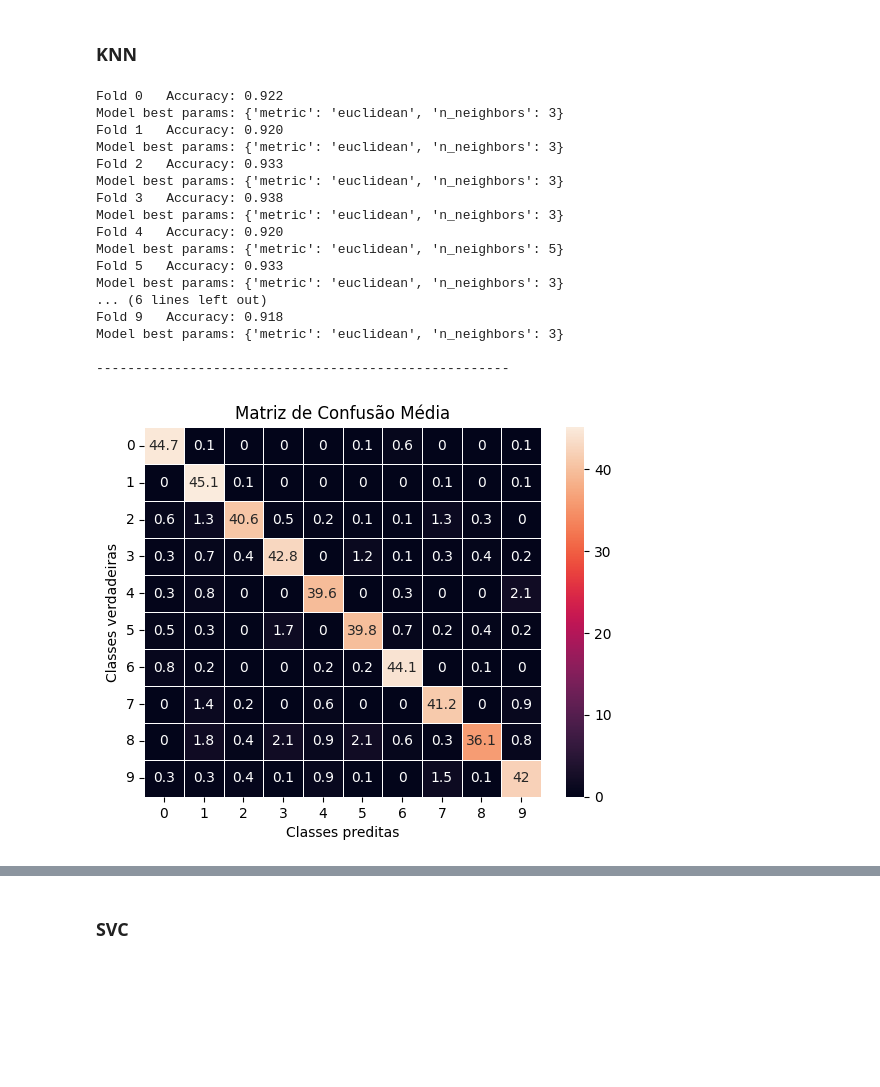
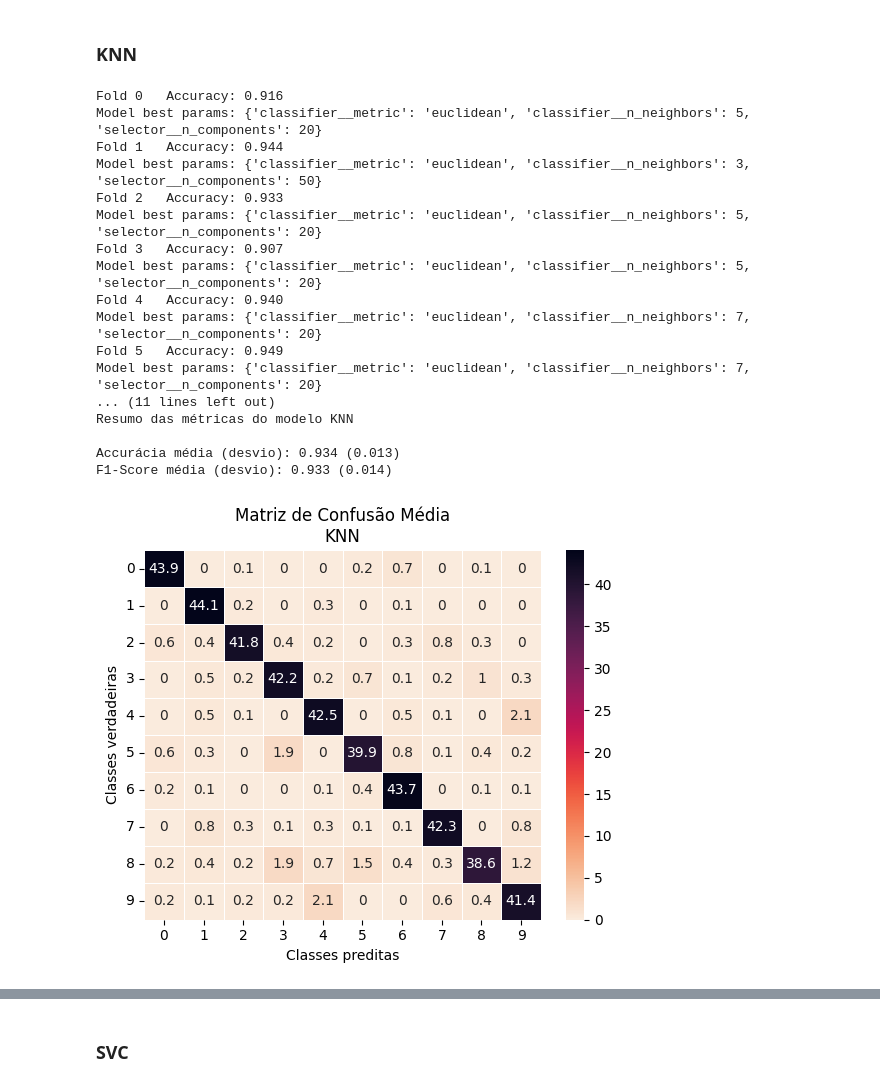
Before and after one commit to carlosgcarneiro/PESMnist, a Jupyter notebook: project_mnist.ipynb, the cells around one changed output, grey strips where cells are left out. Drawn from its saved outputs; the diff is of its cells as text; code cells hidden in the pictures; blank space fills up the shorter version.

```diff
--- a/project_mnist.ipynb
+++ b/project_mnist.ipynb
@@ -50,15 +67,19 @@ if gpus:
 # %% [markdown]
 ### Para K-Fold CV e GridSearch
 # %%
-def kfold_grid(kf, grid, X, y):
+def grid_Search(kf, model, params, X, y, n_jobs=1):
       accuracies_list = list()
       f1_list = list()
       conf_matrix_list = list()
       roc_list = list()
       grid_results = list()
 
+      grid = GridSearchCV(estimator=model, param_grid=params,
+                          scoring='accuracy', n_jobs=n_jobs,
+                          cv=5, refit=True)
+
       for fold, (train, test) in enumerate(kf.split(X, y)):
-            X_train, X_test = X.iloc[train], X.iloc[test]
+            X_train, X_test = X[train], X[test]
             y_train, y_test = y.iloc[train], y.iloc[test]
 
             if type(grid.estimator).__name__ == 'KerasClassifier':
@@ -83,14 +104,6 @@ def kfold_grid(kf, grid, X, y):
             grid_results.append(grid.cv_results_)
 
       return accuracies_list, f1_list, conf_matrix_list, roc_list, grid_results
-
-
-def grid_Search(kf, model, params, X, y, n_jobs=None):
-      grid = GridSearchCV(estimator=model, param_grid=params,
-                          scoring='accuracy', n_jobs=n_jobs,
-                          cv=5, refit=True)
-
-      return kfold_grid(kf, grid, X, y)
 # %% [markdown]
 ### Visualização de instâncias do DS
 # %%
@@ -154,7 +167,7 @@ plot_images(imgs)
 #### Separando os dados de treino e teste
 # %%
 # treino e teste
-X = df.iloc[:, 0:-1]
+X = df.iloc[:, 0:-1].values
 y = df.iloc[:, [-1]].astype('int') # target
 
 X_train, X_test, y_train, y_test = train_test_split(X, y, test_size=0.1, shuffle=True)
@@ -276,33 +287,40 @@ Model best params: {'alpha': 0.1}
 # %% [markdown]
 ### KNN
 # %%
-knn = KNeighborsClassifier(n_jobs=-1)
-knn_params = {'n_neighbors': [3, 5, 7],
-             'metric': ['euclidean', 'manhattan']}
+knn_pipeline = Pipeline([
+    ('selector', PCA()),
+    ('classifier', KNeighborsClassifier(n_jobs=-1))
+])
 
-knn_acc, knn_f1, knn_cm, knn_roc, knn_grid_results = grid_Search(kf, knn, knn_params, X_train, y_train, n_jobs=-1)
+knn_params = {
+    'selector__n_components': [20, 50, 100, 200],
+    'classifier__n_neighbors': [3, 5, 7],
+    'classifier__metric': ['euclidean', 'manhattan']
+}
+
+knn_acc, knn_f1, knn_cm, knn_roc, knn_grid_results = grid_Search(kf, knn_pipeline, knn_params, X_train, y_train, n_jobs=-1)
 
 print("\n-----------------------------------------------------\n")
-knn_results = Results(type(knn).__name__, knn_acc, knn_f1,
+knn_results = Results('KNN', knn_acc, knn_f1,
                            knn_cm, knn_roc, knn_grid_results)
 knn_results.save()
 knn_results.plot()
 # %% [output]
-Fold 0   Accuracy: 0.922
-Model best params: {'metric': 'euclidean', 'n_neighbors': 3}
-Fold 1   Accuracy: 0.920
-Model best params: {'metric': 'euclidean', 'n_neighbors': 3}
+Fold 0   Accuracy: 0.916
+Model best params: {'classifier__metric': 'euclidean', 'classifier__n_neighbors': 5, 'selector__n_components': 20}
+Fold 1   Accuracy: 0.944
+Model best params: {'classifier__metric': 'euclidean', 'classifier__n_neighbors': 3, 'selector__n_components': 50}
 Fold 2   Accuracy: 0.933
-Model best params: {'metric': 'euclidean', 'n_neighbors': 3}
-Fold 3   Accuracy: 0.938
-Model best params: {'metric': 'euclidean', 'n_neighbors': 3}
-Fold 4   Accuracy: 0.920
-Model best params: {'metric': 'euclidean', 'n_neighbors': 5}
-Fold 5   Accuracy: 0.933
-Model best params: {'metric': 'euclidean', 'n_neighbors': 3}
-... (6 lines left out)
-Fold 9   Accuracy: 0.918
-Model best params: {'metric': 'euclidean', 'n_neighbors': 3}
+Model best params: {'classifier__metric': 'euclidean', 'classifier__n_neighbors': 5, 'selector__n_components': 20}
+Fold 3   Accuracy: 0.907
+Model best params: {'classifier__metric': 'euclidean', 'classifier__n_neighbors': 5, 'selector__n_components': 20}
+Fold 4   Accuracy: 0.940
+Model best params: {'classifier__metric': 'euclidean', 'classifier__n_neighbors': 7, 'selector__n_components': 20}
+Fold 5   Accuracy: 0.949
+Model best params: {'classifier__metric': 'euclidean', 'classifier__n_neighbors': 7, 'selector__n_components': 20}
+... (11 lines left out)
+Resumo das métricas do modelo KNN
 
------------------------------------------------------
+Accurácia média (desvio): 0.934 (0.013)
+F1-Score média (desvio): 0.933 (0.014)
-[figure, old version]
+[figure, new version]
```
Also changed, not shown: parts of 14 cells of this notebook, 14 other files.
